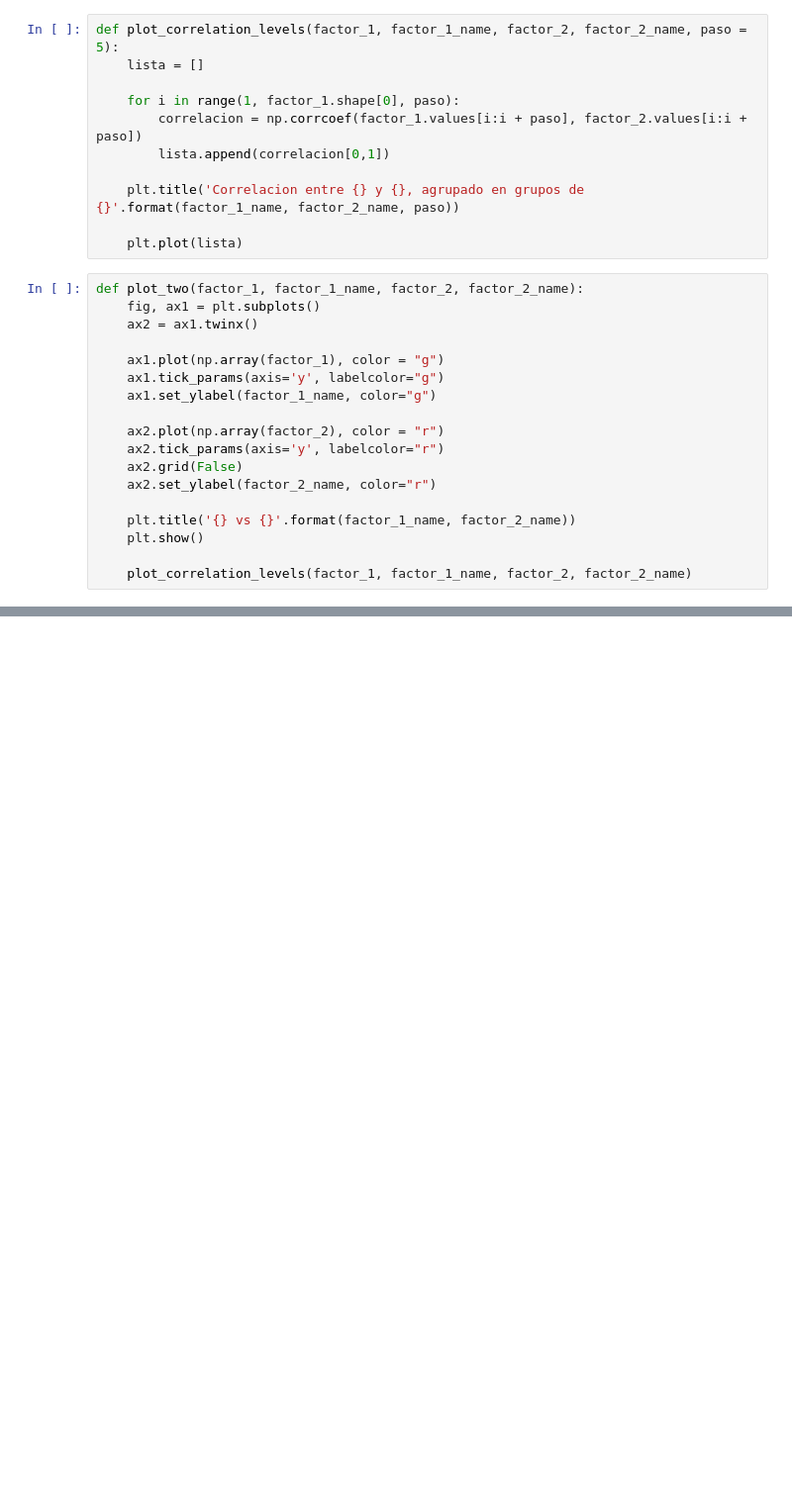
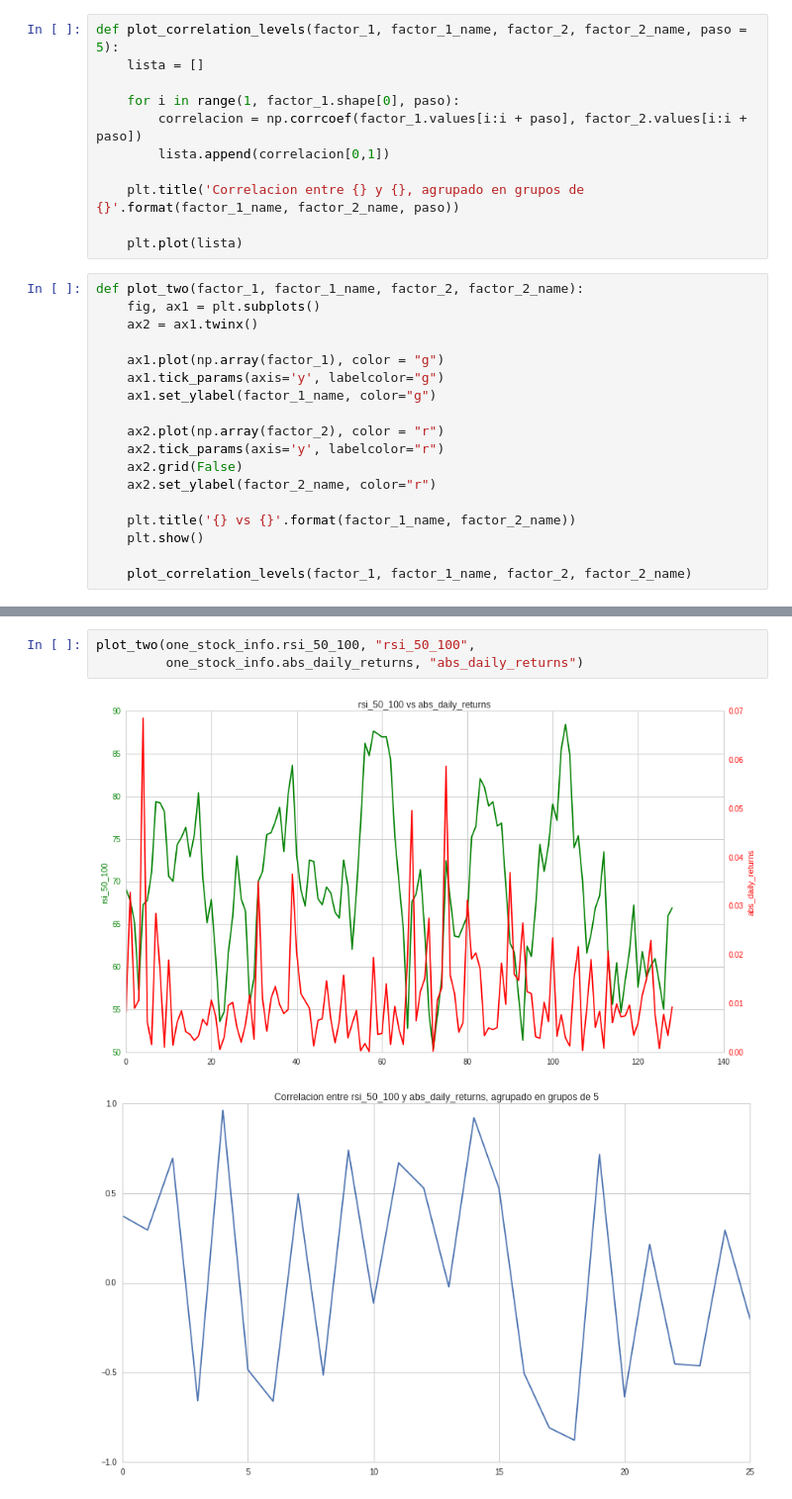
Before and after one commit to alyinuva/correlaciones, a Jupyter notebook: Correlaciones.ipynb, the cells around one changed output, grey strips where cells are left out. Shown at 99% size. Saved outputs shown, nothing was run; the diff lists cells and outputs as text; blank space fills up the shorter version.

```diff
--- a/Correlaciones.ipynb
+++ b/Correlaciones.ipynb
@@ -128,0 +173,6 @@ plot_two(one_stock_info.normalized_volumen, "normalized_volumen", one_stock_info
+# %%
+plot_two(one_stock_info.rsi_50_100, "rsi_50_100",
+         one_stock_info.abs_daily_returns, "abs_daily_returns")
+# %% [output]
+[figure, added]
+[figure, added]
```
Also changed, not shown: parts of 10 cells of this notebook.
